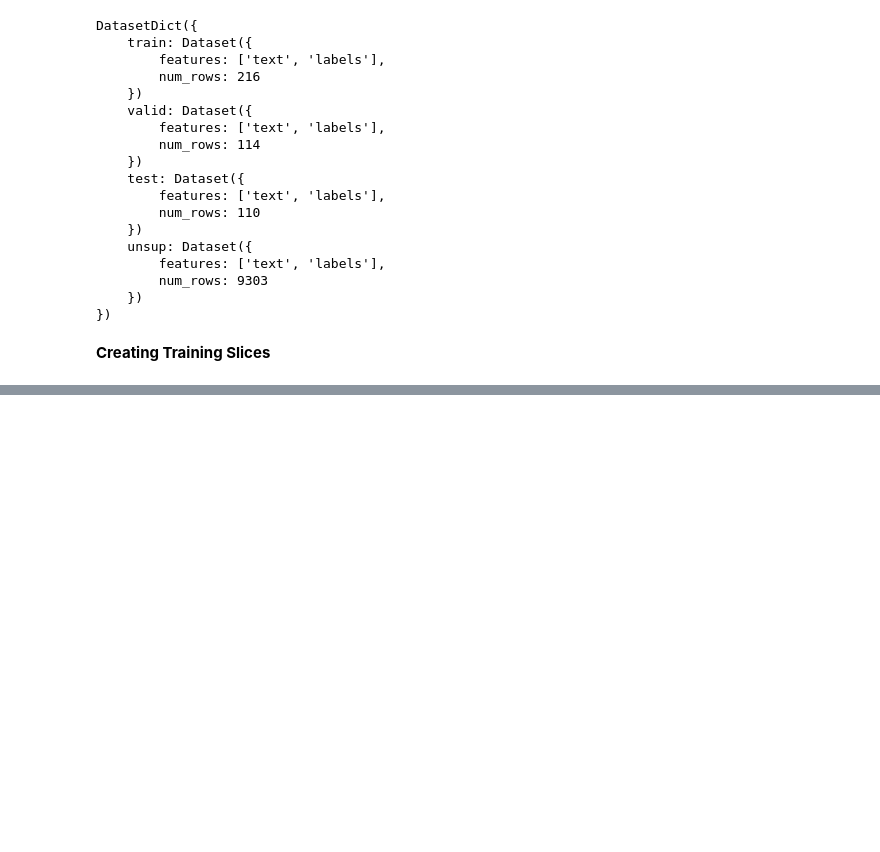
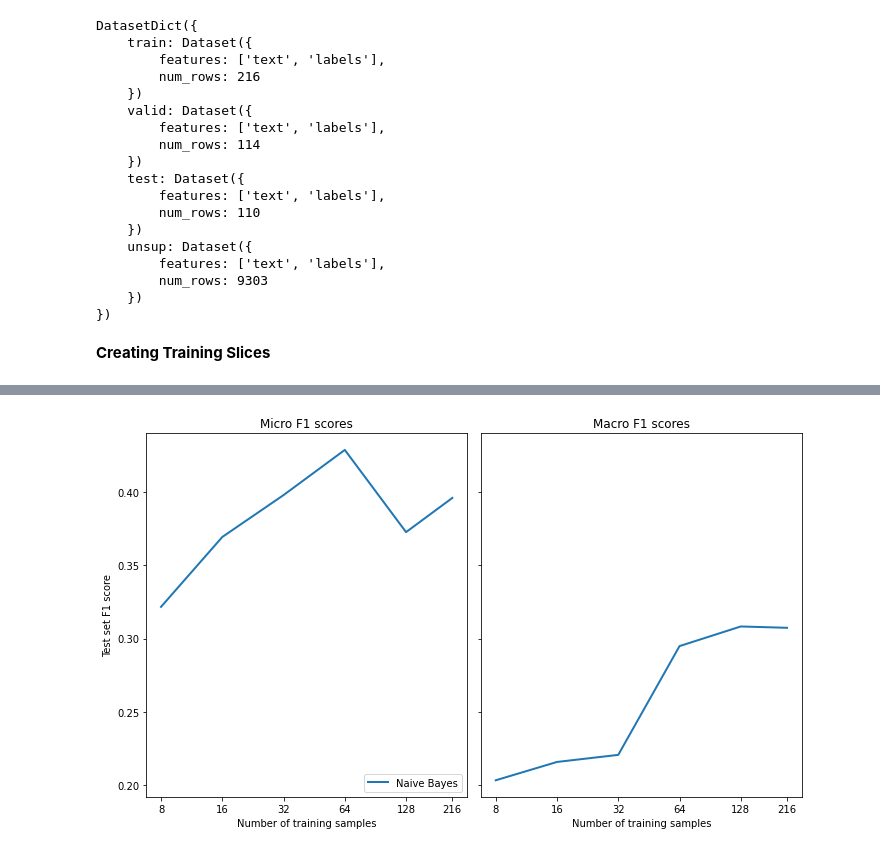
Before and after one commit to ThinamXx/Transformers_NLP, a Jupyter notebook: 02. NLP with Transformers/09. Dealing with Labels/FewLabels.ipynb, the cells around one changed output, grey strips where cells are left out. Drawn from its saved outputs; the diff is of its cells as text; code cells hidden in the pictures; blank space fills up the shorter version.

```diff
--- a/02. NLP with Transformers/09. Dealing with Labels/FewLabels.ipynb
+++ b/02. NLP with Transformers/09. Dealing with Labels/FewLabels.ipynb
@@ -262,0 +328,46 @@ DatasetDict({
+# %%
+#@ INITIALIZING NAIVEBAYES CLASSIFIER:
+macro_scores, micro_scores = defaultdict(list), defaultdict(list)                   # Initialization.
+for train_slice in train_slices:
+    ds_train_sample = ds["train"].select(train_slice)                               # Getting training slice.
+    y_train = np.array(ds_train_sample["label_ids"])                                # Getting training labels.
+    y_test = np.array(ds["test"]["label_ids"])                                      # Getting test labels.
+    count_vect = CountVectorizer()                                                  # Initializing count vectorizer.
+    X_train_counts = count_vect.fit_transform(ds_train_sample["text"])              # Encoding text as tokens.
+    X_test_counts = count_vect.transform(ds["test"]["text"])                        # Encoding text as tokens.
+    classifier = BinaryRelevance(classifier=MultinomialNB())                        # Initializing multilabel classifier.
+    classifier.fit(X_train_counts, y_train)                                         # Training classifier.
+    y_pred_test = classifier.predict(X_test_counts)                                 # Generating predictions.
+    clf_report = classification_report(y_test, y_pred_test,
+                                       target_names=mlb.classes_, zero_division=0,
+                                       output_dict=True)                            # Initializing classification report.
+    macro_scores["Naive Bayes"].append(clf_report["macro avg"]["f1-score"])         # Adding macro average scores.
+    micro_scores["Naive Bayes"].append(clf_report["micro avg"]["f1-score"])         # Adding micro average scores.
+# %%
+#@ FUNCTION FOR PLOTTING METRICS:
+def plot_metrics(micro_scores, macro_scores, sample_sizes, current_model):              # Defining function.
+    fig, (ax0, ax1) = plt.subplots(1, 2, figsize=(10,6), sharey=True)
+    for run in micro_scores.keys():
+        if run == current_model:
+            ax0.plot(sample_sizes, micro_scores[run], label=run, linewidth=2)
+            ax1.plot(sample_sizes, macro_scores[run], label=run, linewidth=2)
+        else:
+            ax0.plot(sample_sizes, micro_scores[run], label=run, linestyle="dashed")
+            ax1.plot(sample_sizes, macro_scores[run], label=run, linestyle="dashed")
+    ax0.set_title("Micro F1 scores")
+    ax1.set_title("Macro F1 scores")
+    ax0.set_ylabel("Test set F1 score")
+    ax0.legend(loc="lower right")
+    for ax in [ax0, ax1]:
+        ax.set_xlabel("Number of training samples")
+        ax.set_xscale("log")
+        ax.set_xticks(sample_sizes)
+        ax.set_xticklabels(sample_sizes)
+        ax.minorticks_off()
+    plt.tight_layout()
+    plt.show()
+
+#@ IMPLEMENTATION OF FUNCTION:
+plot_metrics(micro_scores, macro_scores, train_samples, "Naive Bayes")
+# %% [output]
+[figure, added]
```
Also changed, not shown: parts of 4 cells of this notebook.
